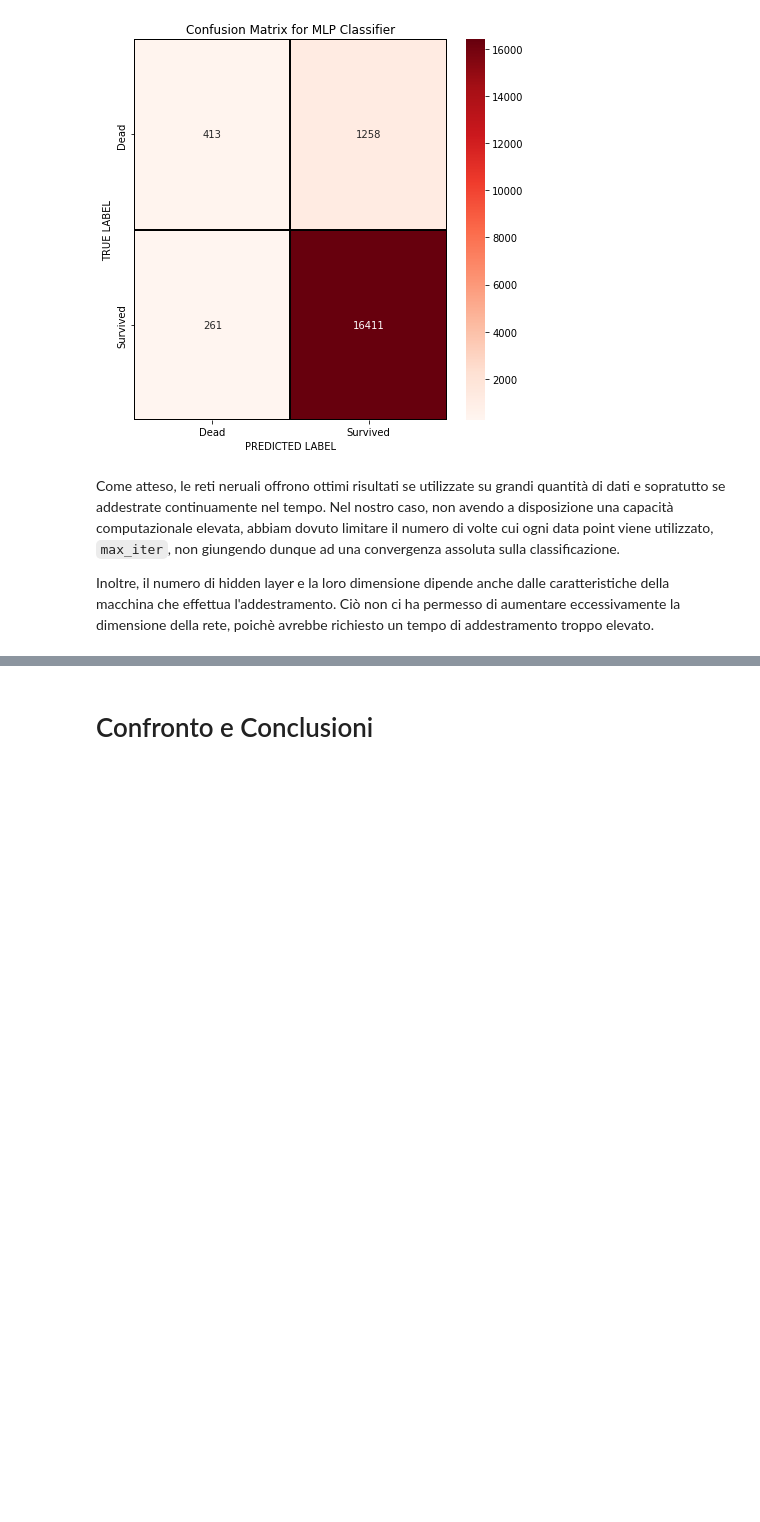
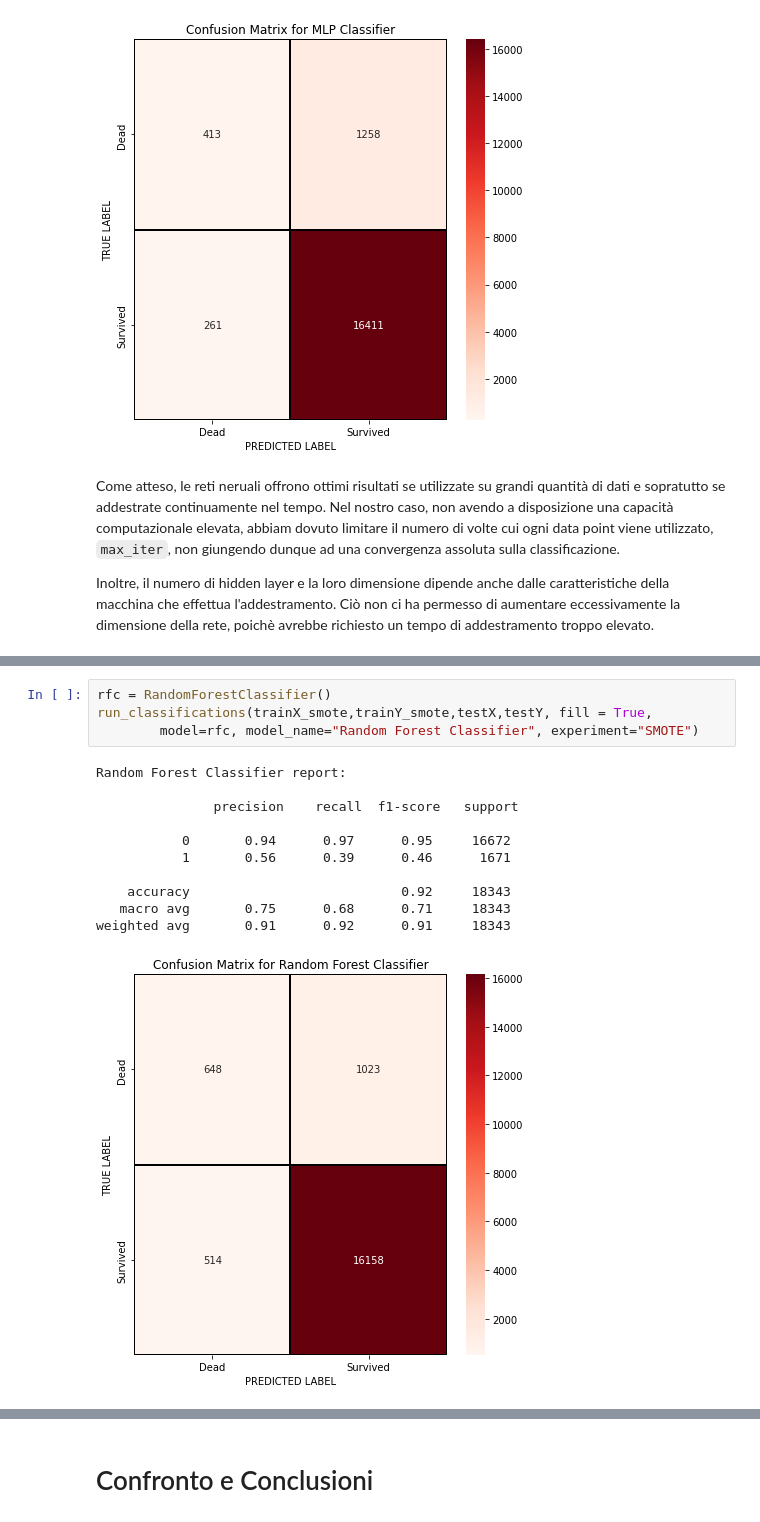
Before and after one commit to danilo-dellorco/ml-project, a Jupyter notebook: mich.ipynb, the cells around one changed output, grey strips where cells are left out. Drawn from its saved outputs; the diff is of its cells as text; blank space fills up the shorter version.

```diff
--- a/mich.ipynb
+++ b/mich.ipynb
@@ -1474,0 +1486,16 @@ NameError: name 'run_classifications' is not defined
+# %%
+rfc = RandomForestClassifier()
+run_classifications(trainX_smote,trainY_smote,testX,testY, fill = True,
+        model=rfc, model_name="Random Forest Classifier", experiment="SMOTE")
+# %% [output]
+Random Forest Classifier report:
+
+               precision    recall  f1-score   support
+
+           0       0.94      0.97      0.95     16672
+           1       0.56      0.39      0.46      1671
+
+    accuracy                           0.92     18343
+   macro avg       0.75      0.68      0.71     18343
+weighted avg       0.91      0.92      0.91     18343
+[figure, added]
```
Also changed, not shown: parts of 14 cells of this notebook.
